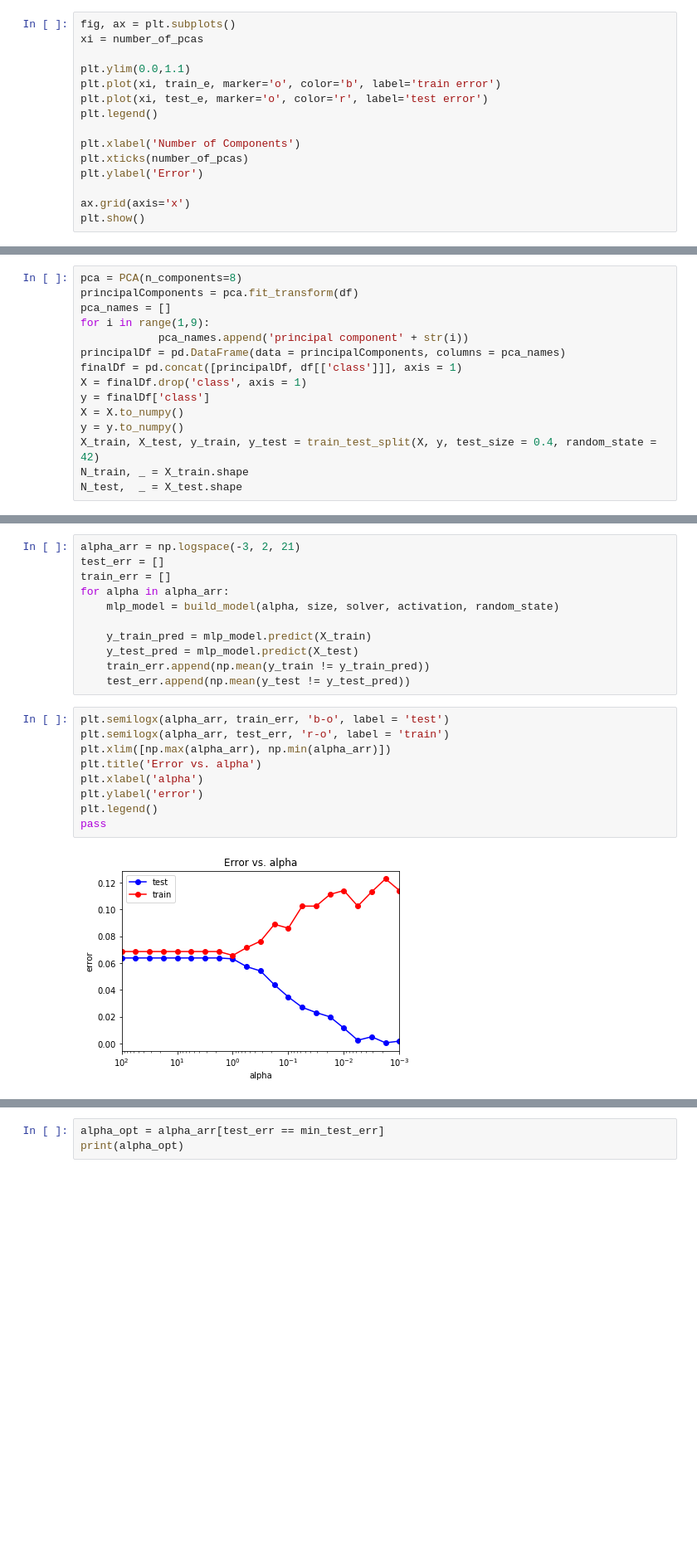
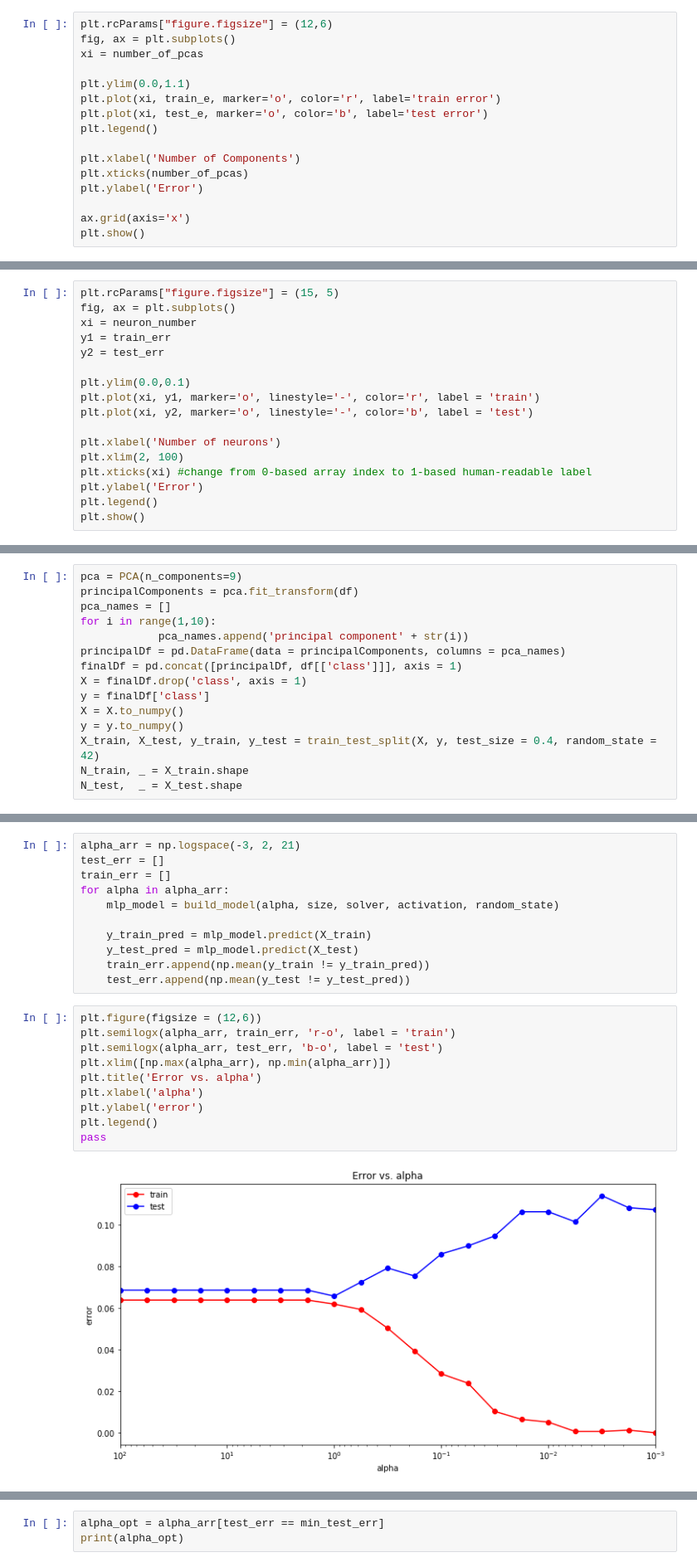
Before and after one commit to weeellz/machinelearning, a Jupyter notebook: seismic-bumps.ipynb, the cells around one changed output, grey strips where cells are left out. Shown at 83% size. Drawn from its saved outputs; the diff is of its cells as text; blank space fills up the shorter version.

```diff
--- a/seismic-bumps.ipynb
+++ b/seismic-bumps.ipynb
@@ -545,12 +545,13 @@ pca number = 19
 # %% [markdown]
  ## График зависимости ошибки на тестовой и обучающей выборках в зависимости от количества используемых компонент
 # %%
+plt.rcParams["figure.figsize"] = (12,6)
 fig, ax = plt.subplots()
 xi = number_of_pcas
 
 plt.ylim(0.0,1.1)
-plt.plot(xi, train_e, marker='o', color='b', label='train error')
-plt.plot(xi, test_e, marker='o', color='r', label='test error')
+plt.plot(xi, train_e, marker='o', color='r', label='train error')
+plt.plot(xi, test_e, marker='o', color='b', label='test error')
 plt.legend()
 
 plt.xlabel('Number of Components')
@@ -718,0 +748,17 @@ weighted avg       0.92      0.93      0.91      1034
+# %%
+plt.rcParams["figure.figsize"] = (15, 5)
+fig, ax = plt.subplots()
+xi = neuron_number
+y1 = train_err
+y2 = test_err
+
+plt.ylim(0.0,0.1)
+plt.plot(xi, y1, marker='o', linestyle='-', color='r', label = 'train')
+plt.plot(xi, y2, marker='o', linestyle='-', color='b', label = 'test')
+
+plt.xlabel('Number of neurons')
+plt.xlim(2, 100)
+plt.xticks(xi) #change from 0-based array index to 1-based human-readable label
+plt.ylabel('Error')
+plt.legend()
+plt.show()
@@ -722,8 +770,8 @@ weighted avg       0.92      0.93      0.91      1034
 # %%
-pca = PCA(n_components=8)
+pca = PCA(n_components=9)
 principalComponents = pca.fit_transform(df)
 pca_names = []
-for i in range(1,9):
+for i in range(1,10):
             pca_names.append('principal component' + str(i))
 principalDf = pd.DataFrame(data = principalComponents, columns = pca_names)
 finalDf = pd.concat([principalDf, df[['class']]], axis = 1)
@@ -765,16 +829,17 @@ for alpha in alpha_arr:
     train_err.append(np.mean(y_train != y_train_pred))
     test_err.append(np.mean(y_test != y_test_pred))
 # %%
-plt.semilogx(alpha_arr, train_err, 'b-o', label = 'test')
-plt.semilogx(alpha_arr, test_err, 'r-o', label = 'train')
+plt.figure(figsize = (12,6))
+plt.semilogx(alpha_arr, train_err, 'r-o', label = 'train')
+plt.semilogx(alpha_arr, test_err, 'b-o', label = 'test')
 plt.xlim([np.max(alpha_arr), np.min(alpha_arr)])
 plt.title('Error vs. alpha')
 plt.xlabel('alpha')
 plt.ylabel('error')
 plt.legend()
 pass
 # %% [output]
-[figure, old version]
+[figure, new version]
 # %%
 min_train_err = np.min(train_err)
 min_test_err = np.min(test_err)
```
Also changed, not shown: parts of 24 cells of this notebook.
